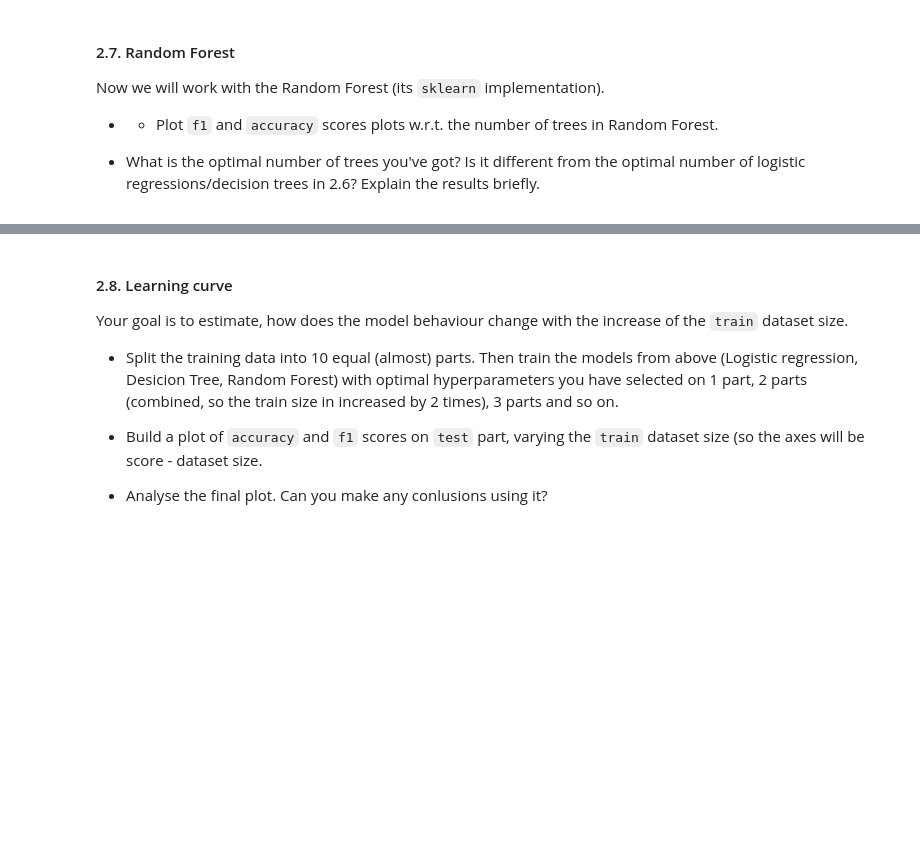
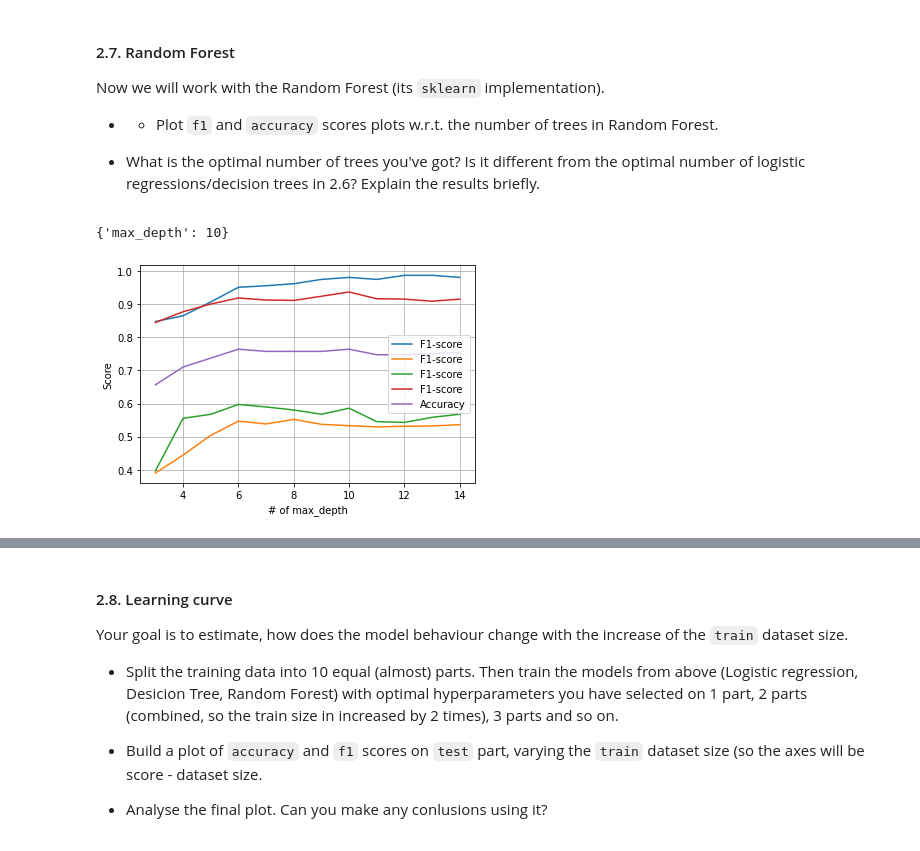
Before and after one commit to girafe-ai/ml-course, a Jupyter notebook: homeworks/lab01_ml_pipeline/Lab1_part2_ml_pipeline.ipynb, the cells around one changed output, grey strips where cells are left out. Drawn from its saved outputs; the diff is of its cells as text; code cells hidden in the pictures; blank space fills up the shorter version.

```diff
--- a/homeworks/lab01_ml_pipeline/Lab1_part2_ml_pipeline.ipynb
+++ b/homeworks/lab01_ml_pipeline/Lab1_part2_ml_pipeline.ipynb
@@ -184,0 +272,32 @@ from sklearn.ensemble import RandomForestClassifier
+# %%
+from sklearn.ensemble import RandomForestClassifier
+
+forest = RandomForestClassifier(random_state=42)
+distributions = dict(max_depth=range(3,25))
+
+clf_forest = GridSearchCV(forest, distributions, cv=5)
+search = clf_forest.fit(X_train, y_train)
+search.best_params_
+# %% [output]
+{'max_depth': 10}
+# %%
+import matplotlib.pyplot as plt
+%matplotlib inline
+
+acc = []
+f1 = []
+for i in range(3,15):
+    clf = RandomForestClassifier(max_depth=i, random_state=42).fit(X_train, y_train)
+    y_pred = clf.predict(X_test)
+    acc.append(accuracy_score(y_test, y_pred))
+    f1.append(f1_score(y_test, y_pred, average=None))
+
+plt.plot(range(3, 15), f1, label='F1-score')
+plt.plot(range(3, 15), acc, label='Accuracy')
+plt.legend()
+plt.grid(True)
+plt.xlabel('# of max_depth')
+plt.ylabel('Score')
+plt.show()
+# %% [output]
+[figure, added]
```
Also changed, not shown: parts of 23 cells of this notebook, 2 other files.
